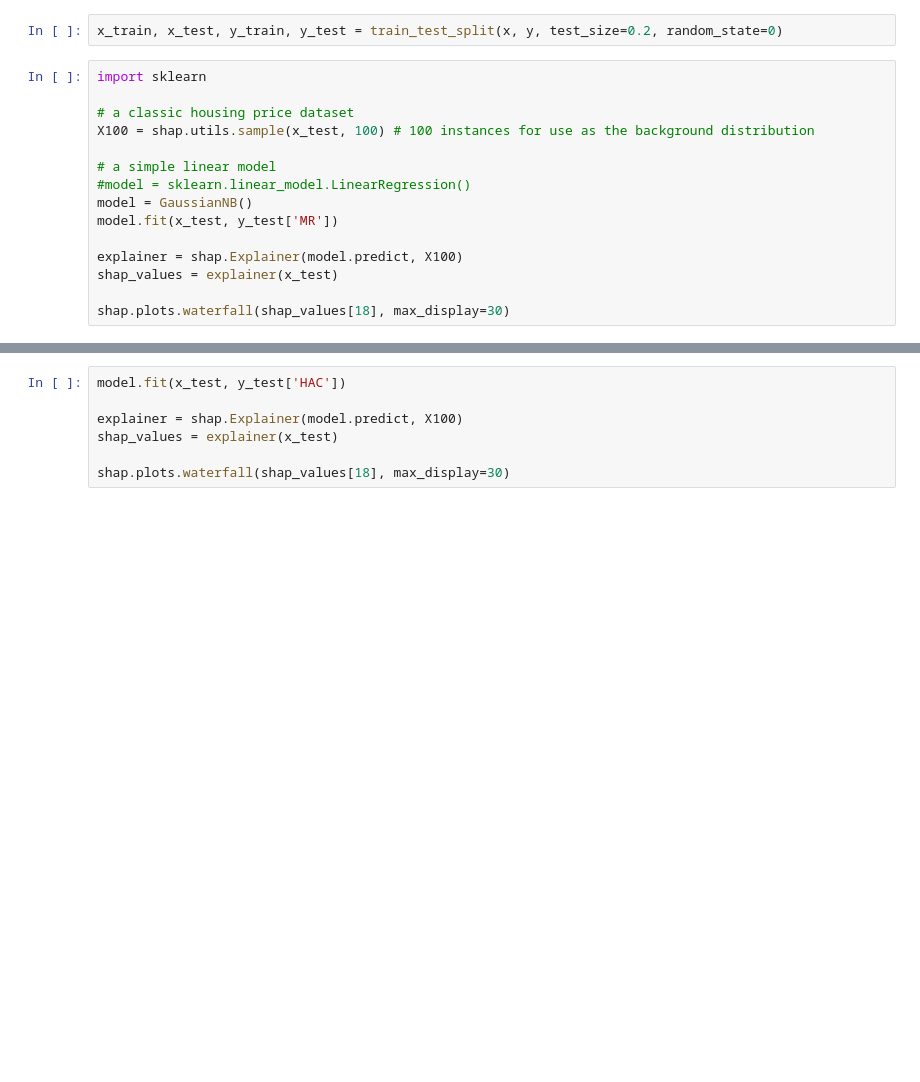
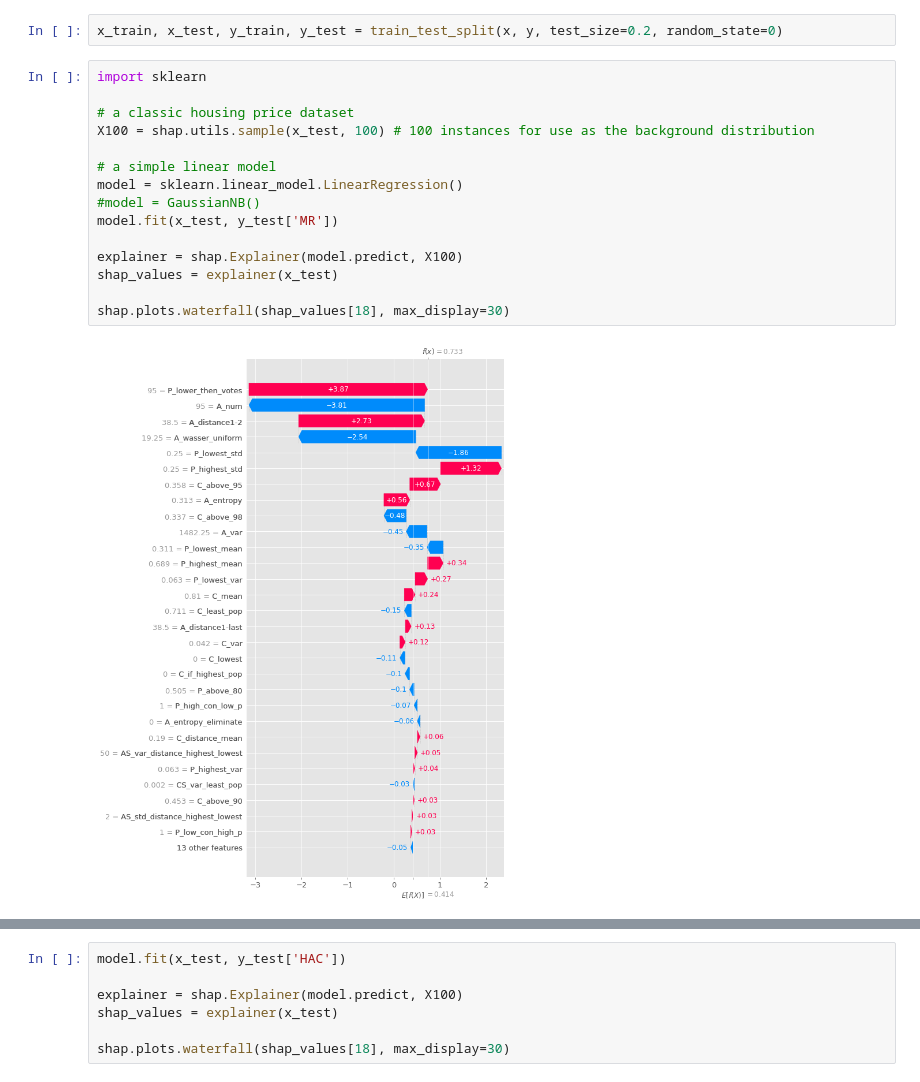
Before and after one commit to OrtalPa/Final_Project_SISE_BGU, a Jupyter notebook: ProjectFramework/Project_notebook.ipynb, the cells around one changed output, grey strips where cells are left out. Saved outputs shown, nothing was run; the diff lists cells and outputs as text; blank space fills up the shorter version.

```diff
--- a/ProjectFramework/Project_notebook.ipynb
+++ b/ProjectFramework/Project_notebook.ipynb
@@ -368,17 +482,19 @@ x_train, x_test, y_train, y_test = train_test_split(x, y, test_size=0.2, random_
 # %%
 import sklearn
 
 # a classic housing price dataset
 X100 = shap.utils.sample(x_test, 100) # 100 instances for use as the background distribution
 
 # a simple linear model
-#model = sklearn.linear_model.LinearRegression()
-model = GaussianNB()
+model = sklearn.linear_model.LinearRegression()
+#model = GaussianNB()
 model.fit(x_test, y_test['MR'])
 
 explainer = shap.Explainer(model.predict, X100)
 shap_values = explainer(x_test)
 
 shap.plots.waterfall(shap_values[18], max_display=30)
+# %% [output]
+[figure, added]
 # %%
 shap.plots.beeswarm(shap_values, max_display=25)
```
Also changed, not shown: parts of 24 cells of this notebook, 4 other files.
